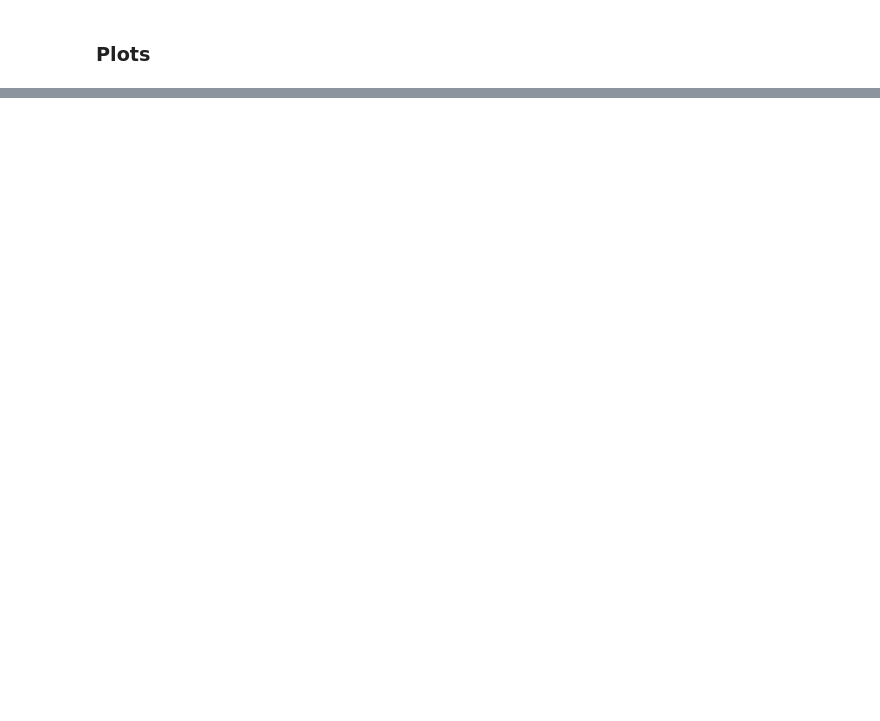
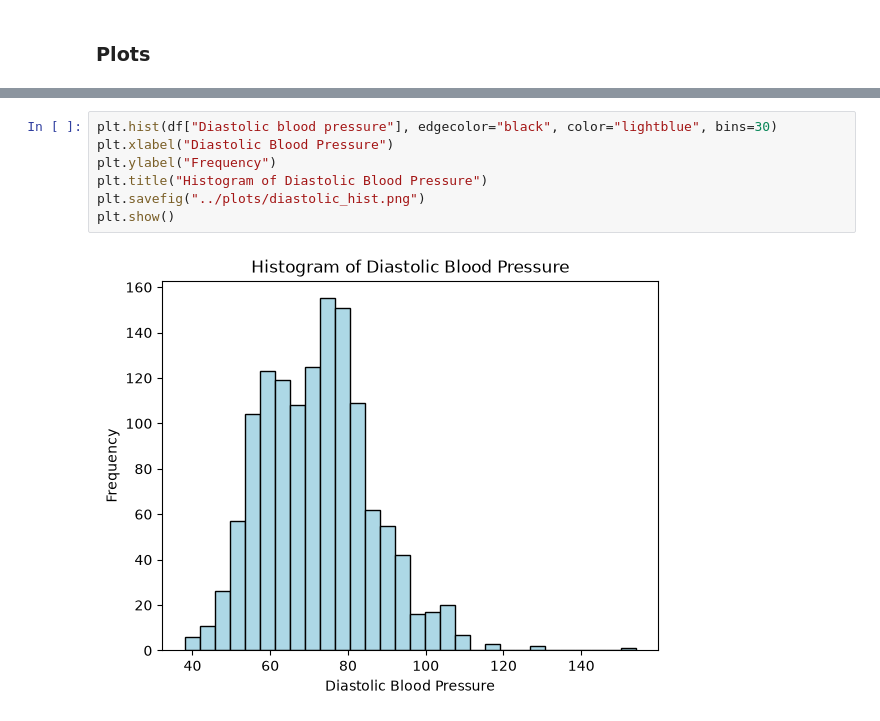
Before and after one commit to erenunalll/heart-attack-prediction, a Jupyter notebook: notebooks/eda.ipynb, the cells around one changed output, grey strips where cells are left out. Drawn from its saved outputs; the diff is of its cells as text; blank space fills up the shorter version.

```diff
--- a/notebooks/eda.ipynb
+++ b/notebooks/eda.ipynb
@@ -46,0 +92,9 @@ for col in df.select_dtypes(include="number").columns:
+# %%
+plt.hist(df["Diastolic blood pressure"], edgecolor="black", color="lightblue", bins=30)
+plt.xlabel("Diastolic Blood Pressure")
+plt.ylabel("Frequency")
+plt.title("Histogram of Diastolic Blood Pressure")
+plt.savefig("../plots/diastolic_hist.png")
+plt.show()
+# %% [output]
+[figure, added]
```
Also changed, not shown: parts of 7 cells of this notebook, 8 other files.
